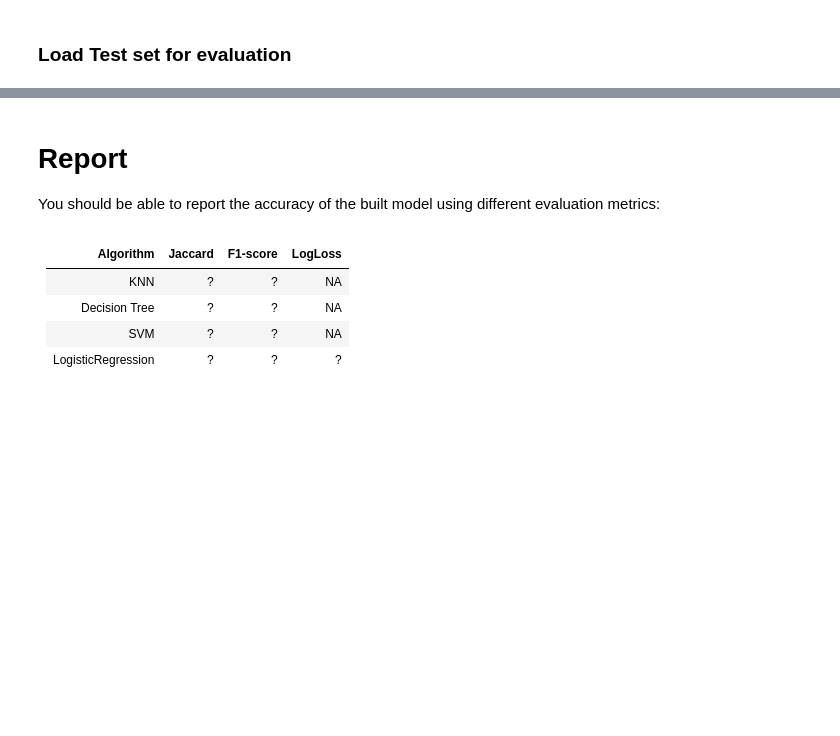
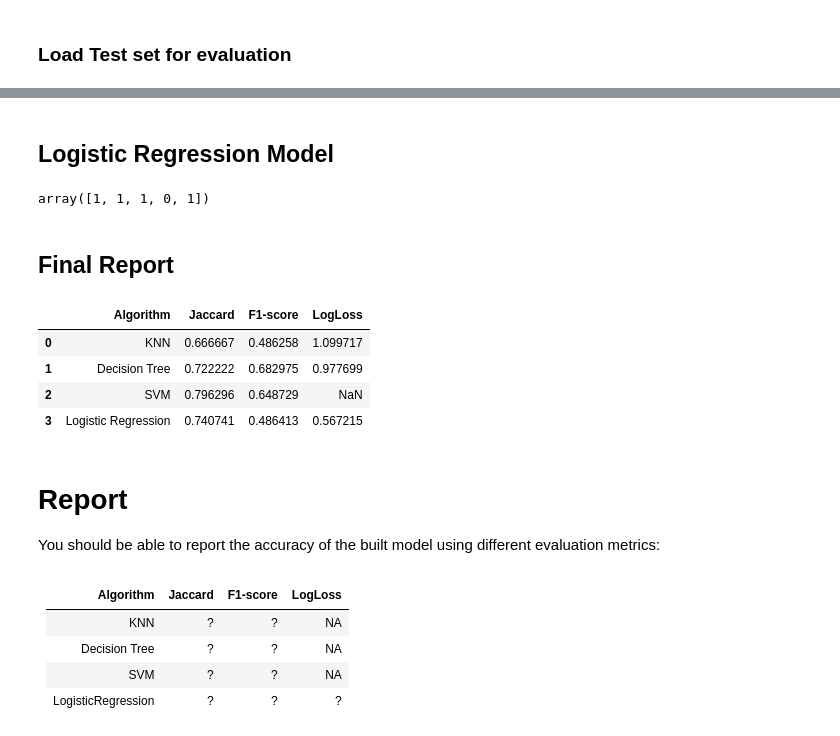
Before and after one commit to T3slaCrypt/Coursera-ML, a Jupyter notebook: Classification_with_Python.ipynb, the cells around one changed output, grey strips where cells are left out. Saved outputs shown, nothing was run; the diff lists cells and outputs as text; code cells hidden in the pictures; blank space fills up the shorter version.

```diff
--- a/Classification_with_Python.ipynb
+++ b/Classification_with_Python.ipynb
@@ -525,3 +524,31 @@ test_df.head()
+# %%
+models.append(('SVM',jaccardScore,f1Score,loglossScore ))
+# %% [markdown]
+## Logistic Regression Model
+# %%
+yPredicted = lrModel.predict(X_test)
+yPredicted_prob = lrModel.predict_proba(X_test)
+yPredicted[0:5]
+# %% [output]
+array([1, 1, 1, 0, 1])
+# %%
+jaccardScore = jaccard_similarity_score(y_test, yPredicted)
+f1Score = f1_score(y_test, yPredicted, average='macro')
+loglossScore = log_loss(y_test, yPredicted_prob)
+# %%
+models.append(('Logistic Regression',jaccardScore,f1Score,loglossScore ))
+# %% [markdown]
+## Final Report
+# %%
+labels = ['Algorithm', 'Jaccard', 'F1-score', 'LogLoss']
+df = pd.DataFrame.from_records(models, columns=labels)
+df
+# %% [output]
+|  | Algorithm | Jaccard | F1-score | LogLoss |
+| 0 | KNN | 0.666667 | 0.486258 | 1.099717 |
+| 1 | Decision Tree | 0.722222 | 0.682975 | 0.977699 |
+| 2 | SVM | 0.796296 | 0.648729 | NaN |
+| 3 | Logistic Regression | 0.740741 | 0.486413 | 0.567215 |
 # %% [markdown]
 # Report
 You should be able to report the accuracy of the built model using different evaluation metrics:
```
Also changed, not shown: parts of 68 cells of this notebook.
